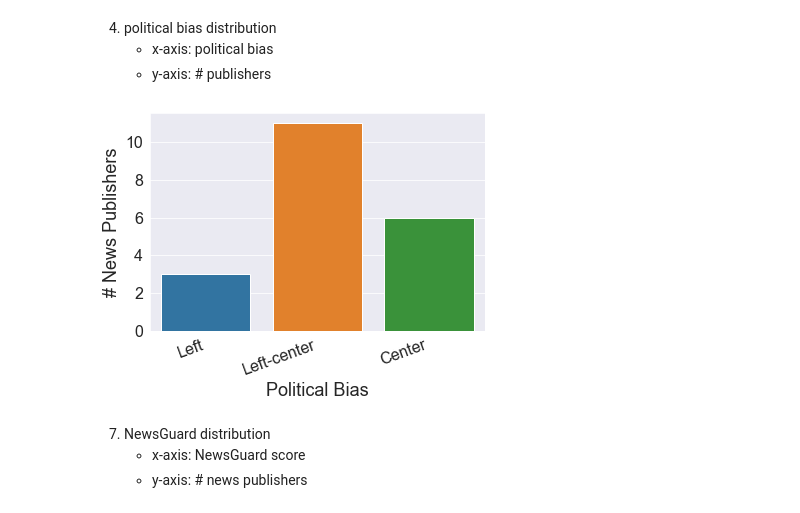
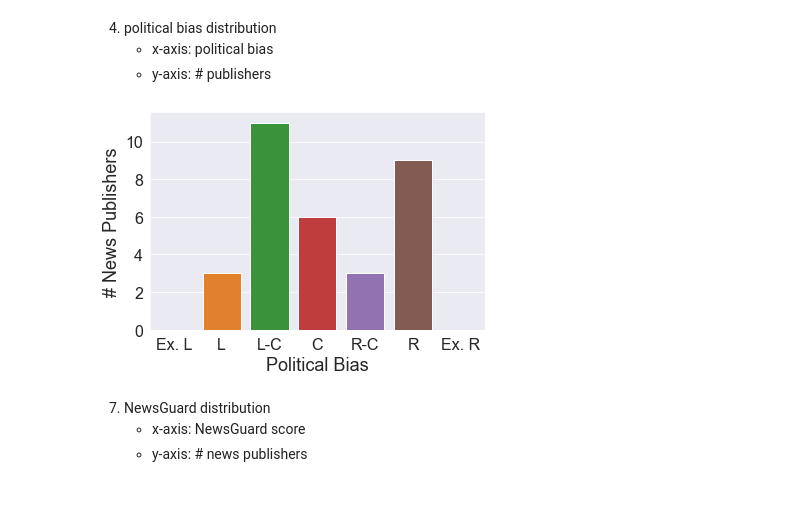
Before and after one commit to apurvamulay/ReCOVery, a Jupyter notebook: code/DataDistribution.ipynb, the cells around one changed output. Cells and saved outputs as stored; diff of their text form; code cells hidden in the pictures.

```diff
--- a/code/DataDistribution.ipynb
+++ b/code/DataDistribution.ipynb
@@ -287,29 +291,38 @@ plt.show()
 # %%
 news_publishers = []
 political_bias = []
 
 for CSV_FILE_NAME in CSV_FILE_NAMES0:
     if CSV_FILE_NAME[:12]=="news-dataset":
         df = pd.read_csv(CSV_FILE_DIR0 + '/' + CSV_FILE_NAME)
         news_publishers.append(df['publisher'][0])
         political_bias.append(df['political_bias'][0])
 
-# for CSV_FILE_NAME in CSV_FILE_NAMES1:
-#     if CSV_FILE_NAME[:12]=="news-dataset":
-#         df = pd.read_csv(CSV_FILE_DIR1 + '/' + CSV_FILE_NAME)
-#         news_publishers.append(df['publisher'][0])
-#         political_bias.append(df['political_bias'][0])
+for CSV_FILE_NAME in CSV_FILE_NAMES1:
+    if CSV_FILE_NAME[:12]=="news-dataset":
+        df = pd.read_csv(CSV_FILE_DIR1 + '/' + CSV_FILE_NAME)
+        news_publishers.append(df['publisher'][0])
+        political_bias.append(df['political_bias'][0])
 
-ax = sns.countplot(political_bias, order = ['Left', 'Left-center', 'Center'])
+political_bias = np.array(political_bias, dtype=str)
+political_bias[ political_bias=='Extreme left' ] = 'Ex. L'
+political_bias[ political_bias=='Extreme right' ] = 'Ex. R'
+political_bias[ political_bias=='Left-center' ] = 'L-C'
+political_bias[ political_bias=='Right-center' ] = 'R-C'
+political_bias[ political_bias=='Left' ] = 'L'
+political_bias[ political_bias=='Right' ] = 'R'
+political_bias[ political_bias=='Center' ] = 'C'
+
+ax = sns.countplot(political_bias, order = ['Ex. L', 'L', 'L-C', 'C', 'R-C', 'R', 'Ex. R'])
 # for p in ax.patches:
 #         ax.annotate('{:.0f}'.format(p.get_height()), (p.get_x()+0.3, p.get_height()+0.1))
-plt.xticks(rotation=20, horizontalalignment='right')
+# plt.xticks(rotation=20, horizontalalignment='right')
 plt.xlabel('Political Bias')
 plt.ylabel('# News Publishers')
 plt.savefig(CSV_FILE_DIR_HEAD+'figure/politicalBias_count.eps', bbox_inches='tight')
 plt.show()
 # %% [output]
-[figure, old version]
+[figure, new version]
 # %% [markdown]
 7. NewsGuard distribution
     - x-axis: NewsGuard score
```
Also changed, not shown: parts of 9 cells of this notebook, 6 other files.
